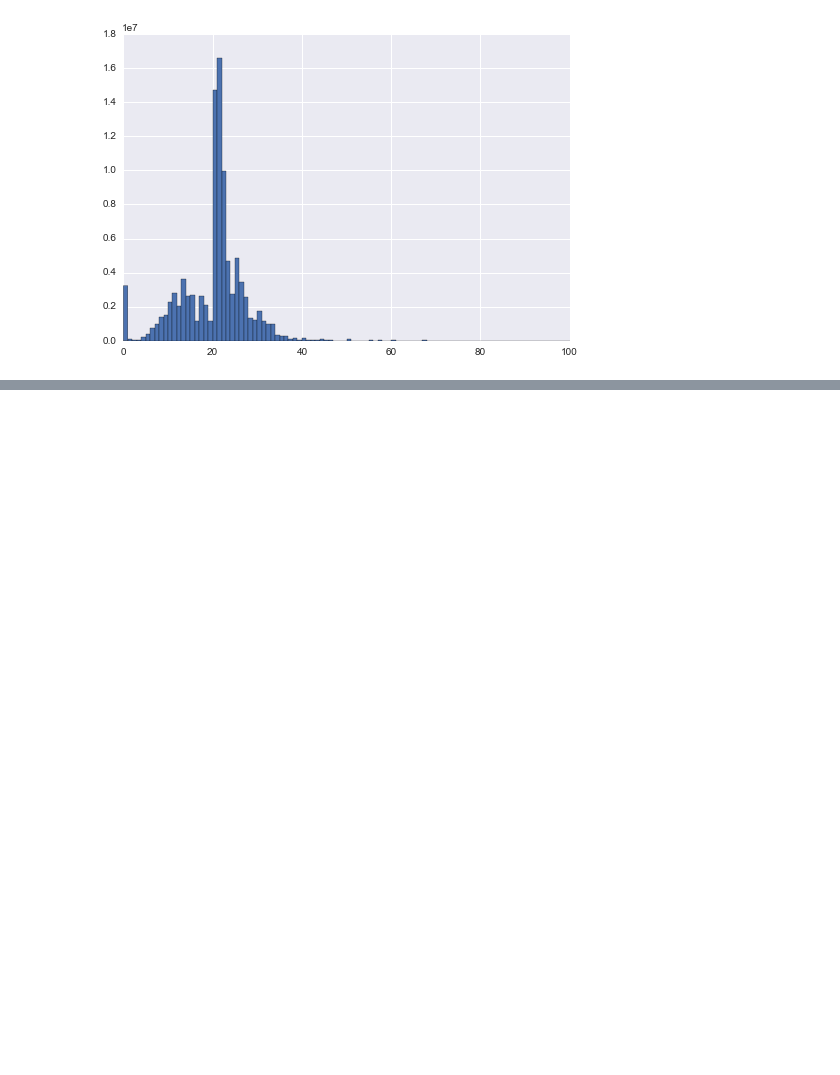
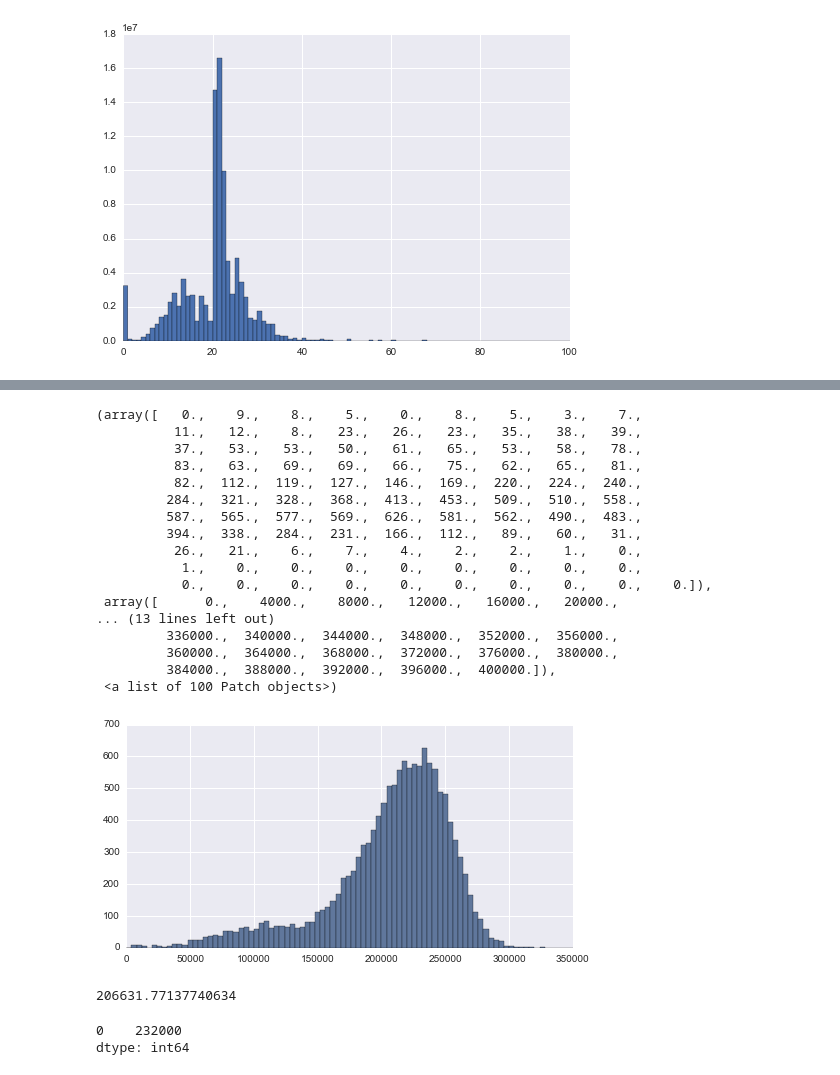
Before and after one commit to hack-c/taxidata, a Jupyter notebook: taxidata.ipynb, the cells around one changed output, grey strips where cells are left out. Saved outputs shown, nothing was run; the diff lists cells and outputs as text; code cells hidden in the pictures; blank space fills up the shorter version.

```diff
--- a/taxidata.ipynb
+++ b/taxidata.ipynb
@@ -56,0 +92,2 @@ plt.hist(tips, 100, range=(0,100))
+# %%
+rounded_earnings = cabbies.earnings.apply(lambda e: int(e) / 1000 * 1000)
@@ -56,0 +114,21 @@ plt.hist(tips, 100, range=(0,100))
+# %%
+plt.hist(rounded_earnings, 100, range=[0,400000])
+# %% [output]
+(array([   0.,    9.,    8.,    5.,    0.,    8.,    5.,    3.,    7.,
+          11.,   12.,    8.,   23.,   26.,   23.,   35.,   38.,   39.,
+          37.,   53.,   53.,   50.,   61.,   65.,   53.,   58.,   78.,
+          83.,   63.,   69.,   69.,   66.,   75.,   62.,   65.,   81.,
+          82.,  112.,  119.,  127.,  146.,  169.,  220.,  224.,  240.,
+         284.,  321.,  328.,  368.,  413.,  453.,  509.,  510.,  558.,
+         587.,  565.,  577.,  569.,  626.,  581.,  562.,  490.,  483.,
+         394.,  338.,  284.,  231.,  166.,  112.,   89.,   60.,   31.,
+          26.,   21.,    6.,    7.,    4.,    2.,    2.,    1.,    0.,
+           1.,    0.,    0.,    0.,    0.,    0.,    0.,    0.,    0.,
+           0.,    0.,    0.,    0.,    0.,    0.,    0.,    0.,    0.,    0.]),
+ array([      0.,    4000.,    8000.,   12000.,   16000.,   20000.,
+... (13 lines left out)
+         336000.,  340000.,  344000.,  348000.,  352000.,  356000.,
+         360000.,  364000.,  368000.,  372000.,  376000.,  380000.,
+         384000.,  388000.,  392000.,  396000.,  400000.]),
+ <a list of 100 Patch objects>)
+[figure, added]
@@ -56,0 +137,9 @@ plt.hist(tips, 100, range=(0,100))
+# %%
+rounded_earnings.mean()
+# %% [output]
+206631.77137740634
+# %%
+rounded_earnings.mode()
+# %% [output]
+0    232000
+dtype: int64
```
Also changed, not shown: parts of 8 cells of this notebook, 1 other file.
